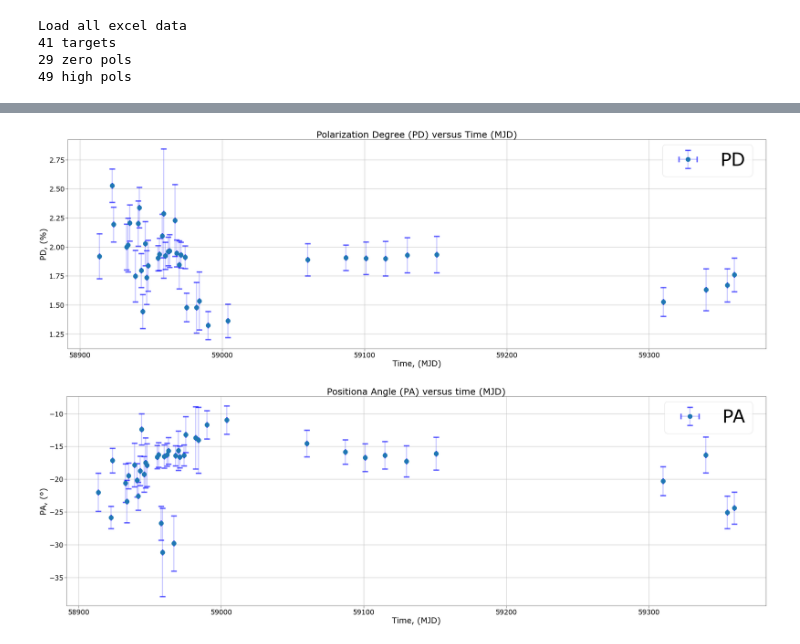
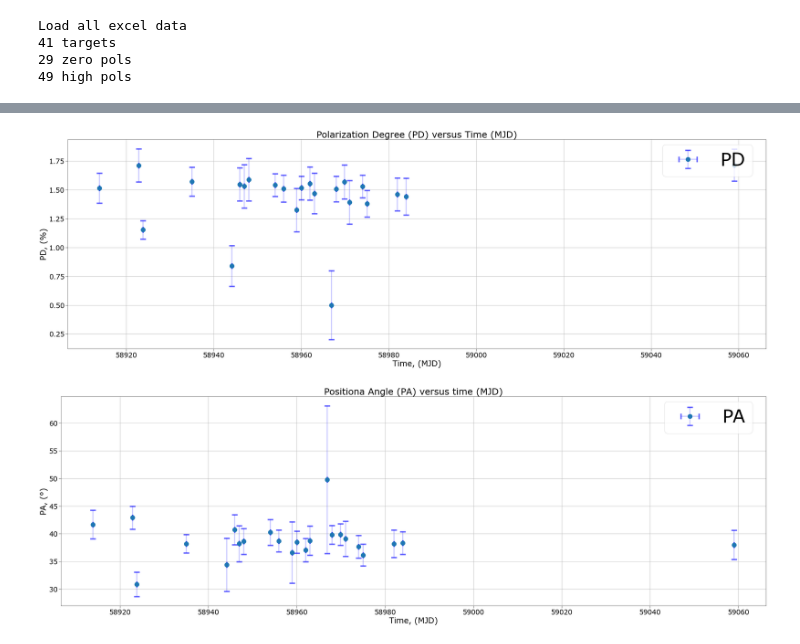
Before and after one commit to coderXmachina2/Suhora_polarimety, a Jupyter notebook: polarimetry_3.ipynb, the cells around one changed output, grey strips where cells are left out. Saved outputs shown, nothing was run; the diff lists cells and outputs as text; code cells hidden in the pictures.

```diff
--- a/polarimetry_3.ipynb
+++ b/polarimetry_3.ipynb
@@ -173,17 +253,14 @@ Calculate and Plot Polarization Angle (without returning data):
 # %%
-data_PD = funcs_polarimetry.calc_PD_stability(data_EECep[0],
-                                           data_EECep[1],
+#
+data_PD_eecep = funcs_polarimetry.calc_PD_stability(data_EECep,
                                            perc_arg=True)
 
-data_PA = funcs_polarimetry.calc_PA_stability(data_EECep[0],
-                                           data_EECep[1],
+data_PA_eecep  = funcs_polarimetry.calc_PA_stability(data_EECep,
                                            deg_arg=True)
 
-data_HD21_PD = funcs_polarimetry.calc_PD_stability(data_EECep[0],
-                                           data_EECep[1],
+data_PD_HD21 = funcs_polarimetry.calc_PD_stability(data_hd2158,
                                            perc_arg=True)
 
-data_HD21_PA = funcs_polarimetry.calc_PA_stability(data_EECep[0],
-                                           data_EECep[1],
+data_PA_HD21 = funcs_polarimetry.calc_PA_stability(data_hd2158,
                                            deg_arg=True)
 # %% [output]
@@ -192,8 +287,8 @@ Only Calculates Position Angle and return result
 # %%
-funcs_polarimetry.plot_pol_stab(data_PD[2], data_PD[0], data_PD[1], plot_what='PD')
-funcs_polarimetry.plot_pol_stab(data_PA[2], data_PA[0], data_PA[1], plot_what='PA')
+funcs_polarimetry.plot_pol_stab(data_PD_HD21[2], data_PD_HD21[0], data_PD_HD21[1], plot_data='PD')
+funcs_polarimetry.plot_pol_stab(data_PA_HD21[2], data_PA_HD21[0], data_PA_HD21[1], plot_data='PA')
 # %% [output]
-[figure, old version]
+[figure, new version]
-[figure, old version]
+[figure, new version]
 # %%
 #you will have an artefact called "calibrated data" and you will feed these to the same plot tools
```
Also changed, not shown: parts of 43 cells of this notebook, 2 other files.
